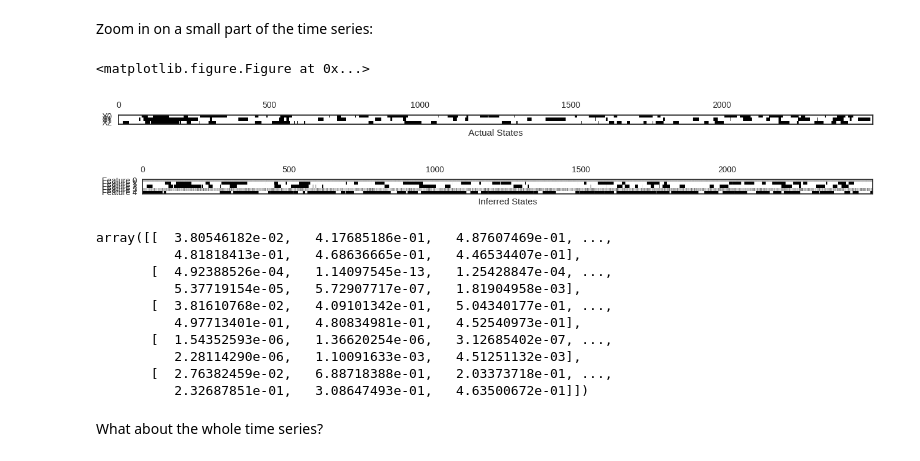
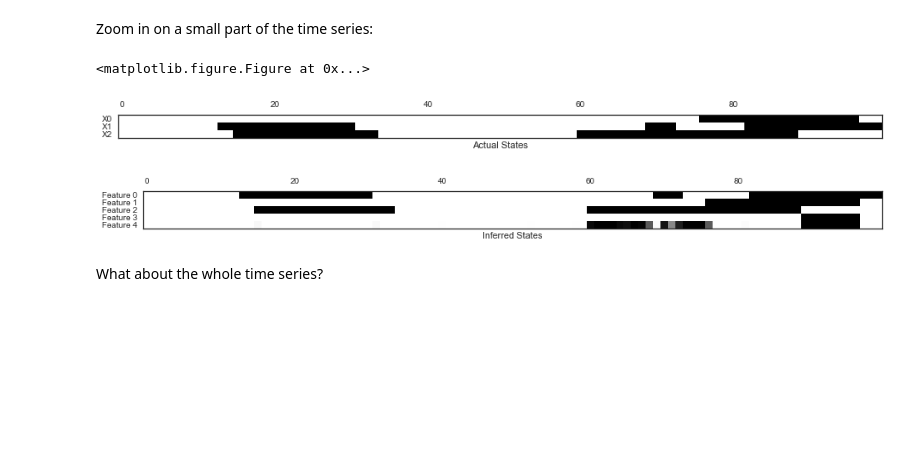
Before and after one commit to pearsonlab/spiketopics, a Jupyter notebook: experiments/synthetic/gamma_model_synthetic_timevary_baseline.ipynb, the cells around one changed output. Drawn from its saved outputs; the diff is of its cells as text; code cells hidden in the pictures; blank space fills up the shorter version.

```diff
--- a/experiments/synthetic/gamma_model_synthetic_timevary_baseline.ipynb
+++ b/experiments/synthetic/gamma_model_synthetic_timevary_baseline.ipynb
@@ -430,16 +498,23 @@ fr_latent_dict.update(frd)
 # E[z]
 # initialize pretty much at random (10% 1's)
 rand_frac = 0.1
-xi_mat = (rand_frac >= np.random.rand(T, K))
-xi_mat = xi_mat.astype('float')
-z_prior = np.dstack([1 - xi_mat, xi_mat]).transpose((2, 0, 1))
+
+def draw_xi():
+#     xi_mat = (rand_frac >= np.random.rand(T, K))
+    xi_mat = np.random.rand(T, K)
+    xi_mat = xi_mat.astype('float')
+    z_prior = np.dstack([1 - xi_mat, xi_mat]).transpose((2, 0, 1))
+    return z_prior
 
 # E[zz]
-Xi_mat = rand_frac >= np.random.rand(2, 2, T - 1, K)
-Xi_mat = Xi_mat.astype('float')
+def draw_Xi():
+#     Xi_mat = rand_frac >= np.random.rand(2, 2, T - 1, K)
+    Xi_mat = np.random.rand(2, 2, T - 1, K)
+    Xi_mat = Xi_mat.astype('float')
+    return Xi_mat
 
-ld = ({'A_post': A_prior, 'pi_post': pi_prior, 'z_init': z_prior,
-       'zz_init': Xi_mat, 'logZ_init': np.zeros((K,))})
+ld = ({'A_post': A_prior, 'pi_post': pi_prior, 'z_init': draw_xi(),
+       'zz_init': draw_Xi(), 'logZ_init': np.zeros((K,))})
 latent_dict.update(ld)
 # %%
 # firing rate regressors
@@ -447,7 +522,7 @@ latent_dict.update(ld)
 nn = df['count']
 uu = df['unit']
 NX = nn[:, np.newaxis] * df.iloc[:, -R:]
-a_mat = NX.groupby(uu).sum().values
-b_mat = a_mat.copy()
+a_mat = NX.groupby(uu).sum().values + reg_shape
+b_mat = a_mat.copy() + reg_rate
 
 reg_dict.update({'post_shape': a_mat, 'post_rate': b_mat})
@@ -487,7 +541,7 @@ else:
 # %% [markdown]
 # Do inference with random restarts:
 # %%
-numstarts = 3
+numstarts = 10
 od_natural = False
 # %%
 fitobjs = []
@@ -496,6 +550,9 @@ for idx in xrange(numstarts):
     gpm = gp.GammaModel(df, K)
     gpm.initialize_baseline(**jitter_inits(baseline_dict, 0.25))
     gpm.initialize_fr_latents(**jitter_inits(fr_latent_dict, 0.25))
+    ld = {'z_init': draw_xi(),
+       'zz_init': draw_Xi()}
+    latent_dict.update(ld)
     gpm.initialize_latents(**jitter_inits(latent_dict, 0.25))
     gpm.initialize_fr_regressors(**jitter_inits(reg_dict, 0.25))
     if overdisp:
@@ -545,50 +617,39 @@ for i in range(5):
 # %%
 if savefigs:
     sns.set_context('talk')
 
 #Trng = (500, 1000)
 with sns.axes_style("white"):
     plt.figure(figsize=(20, 2))
-    ax = plt.matshow(chain.T, vmin=0, vmax=1, aspect=10);
+    ax = plt.matshow(chain.T, vmin=0, vmax=1);
 # matshow(chain.T[:, slice(*Trng)], vmin=0, vmax=1);
 plt.yticks(xrange(len(Xs)), Xs[:3])
 plt.xlabel('Actual States')
 
 if savefigs:
     plt.savefig('synthetic_actual.svg', format="svg", bbox_inches='tight')
 
 xi = gpm.nodes['HMM'].nodes['z'].z[1]
+xi = np.repeat(xi, bin_ratio, axis=0) # upsample xi
+
 xishow = xi.T #[:, slice(*Trng)]
 #xishow = np.c_[xishow[4, :], xishow[1, :], xishow[2, :], xishow[0, :], xishow[3, :]].T
 
 # matshow(xi.T[:, slice(*Trng)], vmin=0, vmax=1);
 with sns.axes_style("white"):
     # plt.figure(figsize=(20, 2))
-    ax = plt.matshow(xishow, vmin=0, vmax=1, aspect=10);
+    ax = plt.matshow(xishow, vmin=0, vmax=1);
 plt.yticks(xrange(len(features)), features)
 plt.xlabel('Inferred States')
 
 if savefigs:
     plt.savefig('synthetic_inferred.svg', format="svg", bbox_inches='tight')
 
 # sns.set()
 # %% [output]
 <matplotlib.figure.Figure at 0x...>
-[figure, old version]
+[figure, new version]
-[figure, old version]
+[figure, new version]
-# %%
-xishow
-# %% [output]
-array([[  3.80546182e-02,   4.17685186e-01,   4.87607469e-01, ...,
-          4.81818413e-01,   4.68636665e-01,   4.46534407e-01],
-       [  4.92388526e-04,   1.14097545e-13,   1.25428847e-04, ...,
-          5.37719154e-05,   5.72907717e-07,   1.81904958e-03],
-       [  3.81610768e-02,   4.09101342e-01,   5.04340177e-01, ...,
-          4.97713401e-01,   4.80834981e-01,   4.52540973e-01],
-       [  1.54352593e-06,   1.36620254e-06,   3.12685402e-07, ...,
-          2.28114290e-06,   1.10091633e-03,   4.51251132e-03],
-       [  2.76382459e-02,   6.88718388e-01,   2.03373718e-01, ...,
-          2.32687851e-01,   3.08647493e-01,   4.63500672e-01]])
 # %% [markdown]
 What about the whole time series?
 # %%
```
Also changed, not shown: parts of 60 cells of this notebook, 1 other file.
